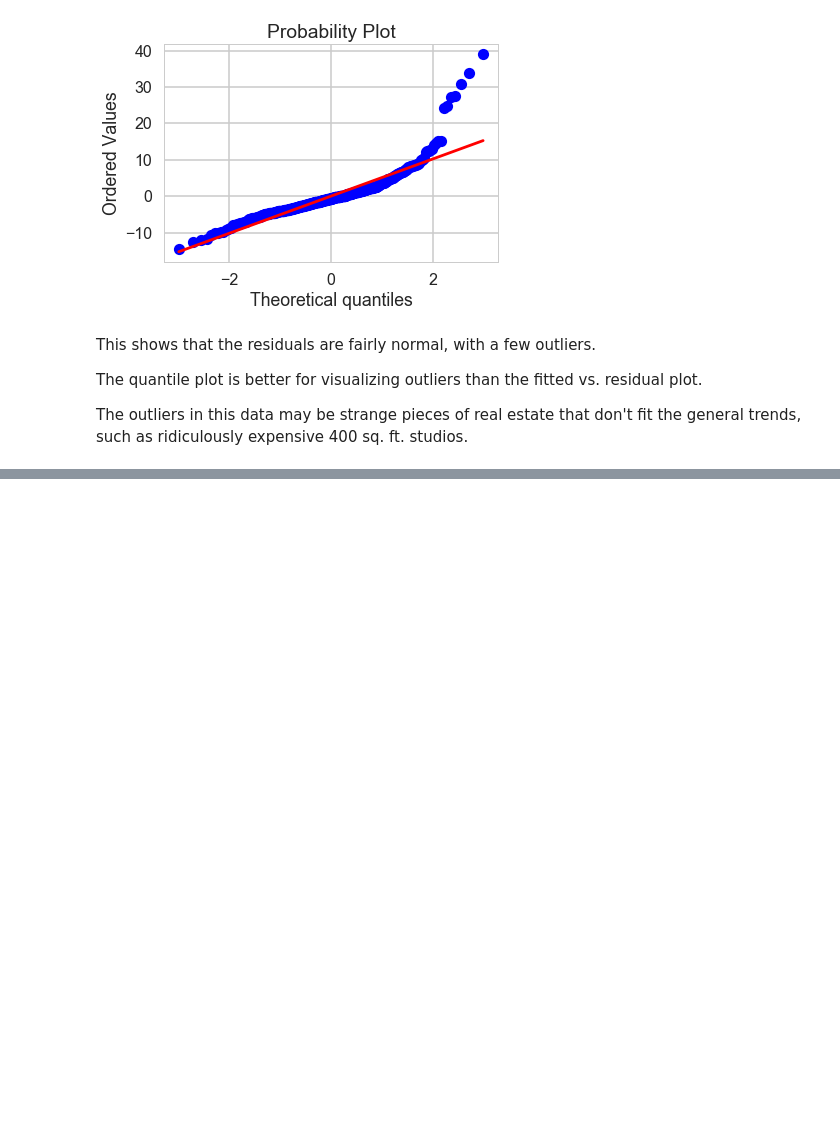
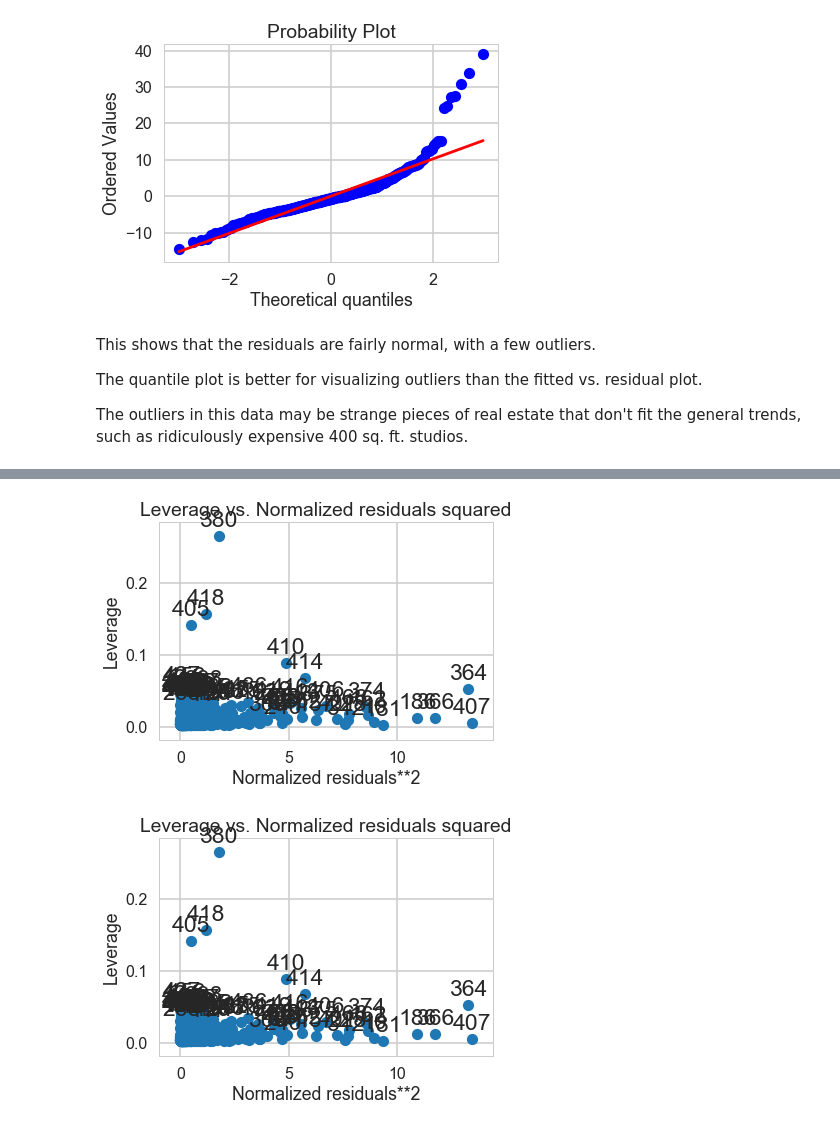
Before and after one commit to sarahrahrah/sprngbrd-mini-projects, a Jupyter notebook: Mini_Project_Linear_Regression.ipynb, the cells around one changed output, grey strips where cells are left out. Saved outputs shown, nothing was run; the diff lists cells and outputs as text; code cells hidden in the pictures; blank space fills up the shorter version.

```diff
--- a/Mini_Project_Linear_Regression.ipynb
+++ b/Mini_Project_Linear_Regression.ipynb
@@ -964,0 +966,8 @@ big_residuals = bos[bos.RESID > 20]
+# %%
+bos['resid'] = model3.resid
+no_big_residuals = bos[bos.resid < 15]
+results = smf.ols('PRICE ~ CRIM + RM + PTRATIO + B + NOX',data=no_big_residuals).fit()
+sm.graphics.plot_leverage_resid2(results)
+# %% [output]
+[figure, added]
+[figure, added]
```
Also changed, not shown: parts of 9 cells of this notebook.
